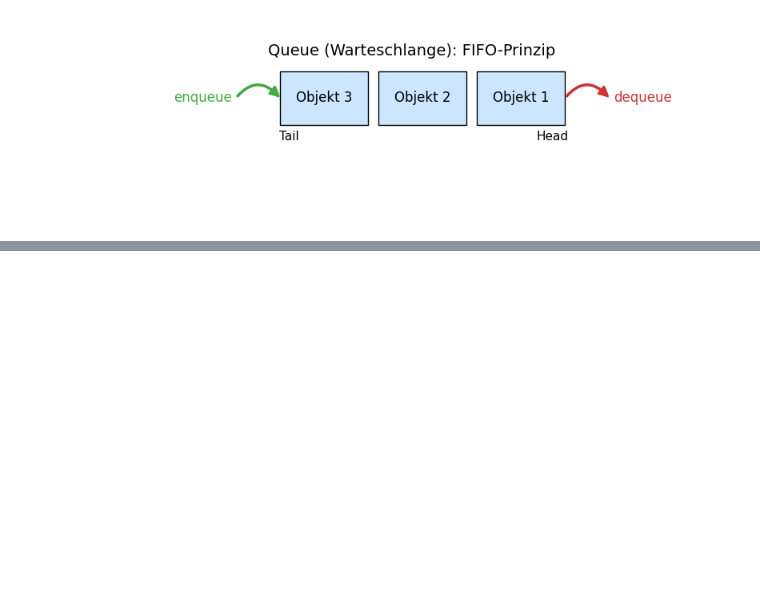
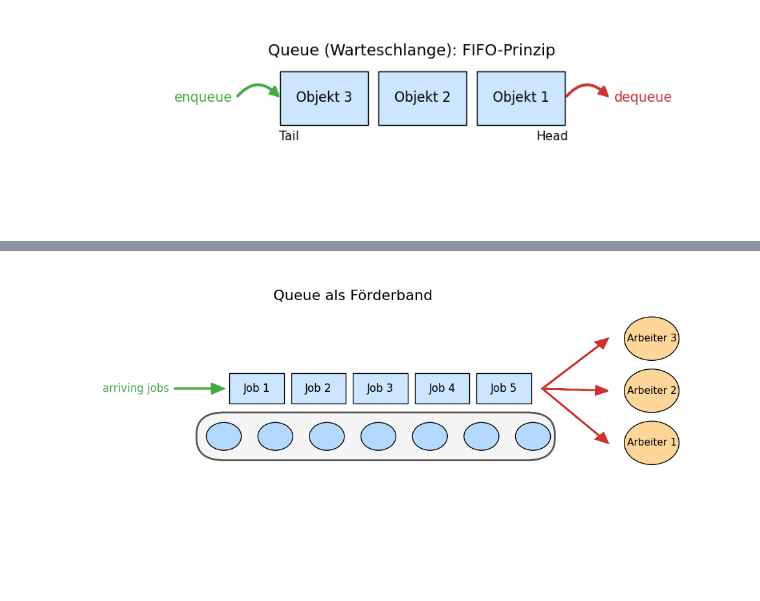
Before and after one commit to arthurvetter/algorithmenunddatenstrukturen, a Jupyter notebook: images/image_generation.ipynb, the cells around one changed output, grey strips where cells are left out. Cells and saved outputs as stored; diff of their text form; code cells hidden in the pictures; blank space fills up the shorter version.

```diff
--- a/images/image_generation.ipynb
+++ b/images/image_generation.ipynb
@@ -441,0 +510,65 @@ plt.show()
+# %%
+import matplotlib.pyplot as plt
+from matplotlib.patches import FancyBboxPatch
+
+fig, ax = plt.subplots(figsize=(10, 5))
+ax.set_xlim(-1, 10)
+ax.set_ylim(0, 7)
+ax.axis('off')
+
+# Werte in der Queue
+values = ['Job 1', 'Job 2', 'Job 3', 'Job 4', 'Job 5']
+width = 1
+height = 0.7
+y_queue = 4
+x_base = 1
+
+# Zeichne JOb-Queue
+for i, val in enumerate(values):
+    x = x_base + i * (width + 0.13)
+    rect = plt.Rectangle((x, y_queue), width, height, fill=True, edgecolor='black', facecolor='#cce6ff', zorder=2)
+    ax.add_patch(rect)
+    ax.text(x + width/2, y_queue + height/2, str(val), ha='center', va='center', fontsize=12, zorder=3)
+
+
+# Zeichne Arbeiter als Kreise (rechts vom Förderband, übereinander)
+n_workers = 3
+worker_x = x_base + (len(values)-1)*(width+0.13) + 3.2
+worker_ys = [y_queue-0.9 + i*1.2 for i in range(n_workers)]
+for i, y in enumerate(worker_ys):
+    circ = plt.Circle((worker_x, y), 0.5, color='#ffd699', ec='black', zorder=10)
+    ax.add_patch(circ)
+    ax.text(worker_x, y, f"Arbeiter {i+1}", ha='center', va='center', fontsize=11, zorder=11)
+    # Pfeil vom Förderband zu Worker
+    ax.arrow(x_base + (len(values)-1)*(width+0.13) + width+0.2, y_queue+height/2,
+             worker_x-(x_base + (len(values)-1)*(width+0.13)+2), y-y_queue-height/2,
+             head_width=0.2, head_length=0.22, fc='#cc3333', ec='#cc3333', lw=2, length_includes_head=True)
+
+#zeichne Förderband unterhalb der Jobs
+# Förderband unterhalb der Jobs
+band_x = x_base - 0.3
+band_y = 3
+band_width = (width + 0.13) * len(values) + 0.3
+band_height = 0.5
+band = FancyBboxPatch((band_x, band_y), band_width, band_height,
+                      boxstyle="round,pad=0.3,rounding_size=0.5",
+                      edgecolor='#555555', facecolor='#f5f5f5', lw=2, zorder=1)
+ax.add_patch(band)
+
+# Kreise auf dem Förderband
+n_items = 7
+for i in range(n_items):
+    circle_x = band_x + 0.2 + i * ((band_width-0.3)/(n_items-1))
+    circle_y = band_y + band_height/2
+    circle = plt.Circle((circle_x, circle_y), 0.32, color='#b3d9ff', ec='black', zorder=5)
+    ax.add_patch(circle)
+# Pfeil für ankommende Jobs (links)
+ax.arrow(x_base-1, y_queue + height/2, 0.9, 0, head_width=0.23, head_length=0.22, fc='#44aa44', ec='#44aa44', lw=2, length_includes_head=True)
+ax.text(x_base-1.1, y_queue + height/2, "arriving jobs", ha="right", va="center", color="#44aa44", fontsize=12)
+
+plt.text(x_base + (len(values)-1)*(width+0.13)/2, 1.6*y_queue, "Queue als Förderband", fontsize=16, ha='center')
+plt.tight_layout()
+plt.savefig("queue_as_conveyor_belt.png")
+plt.show()
+# %% [output]
+[figure, added]
```
Also changed, not shown: parts of 3 cells of this notebook, 3 other files.
